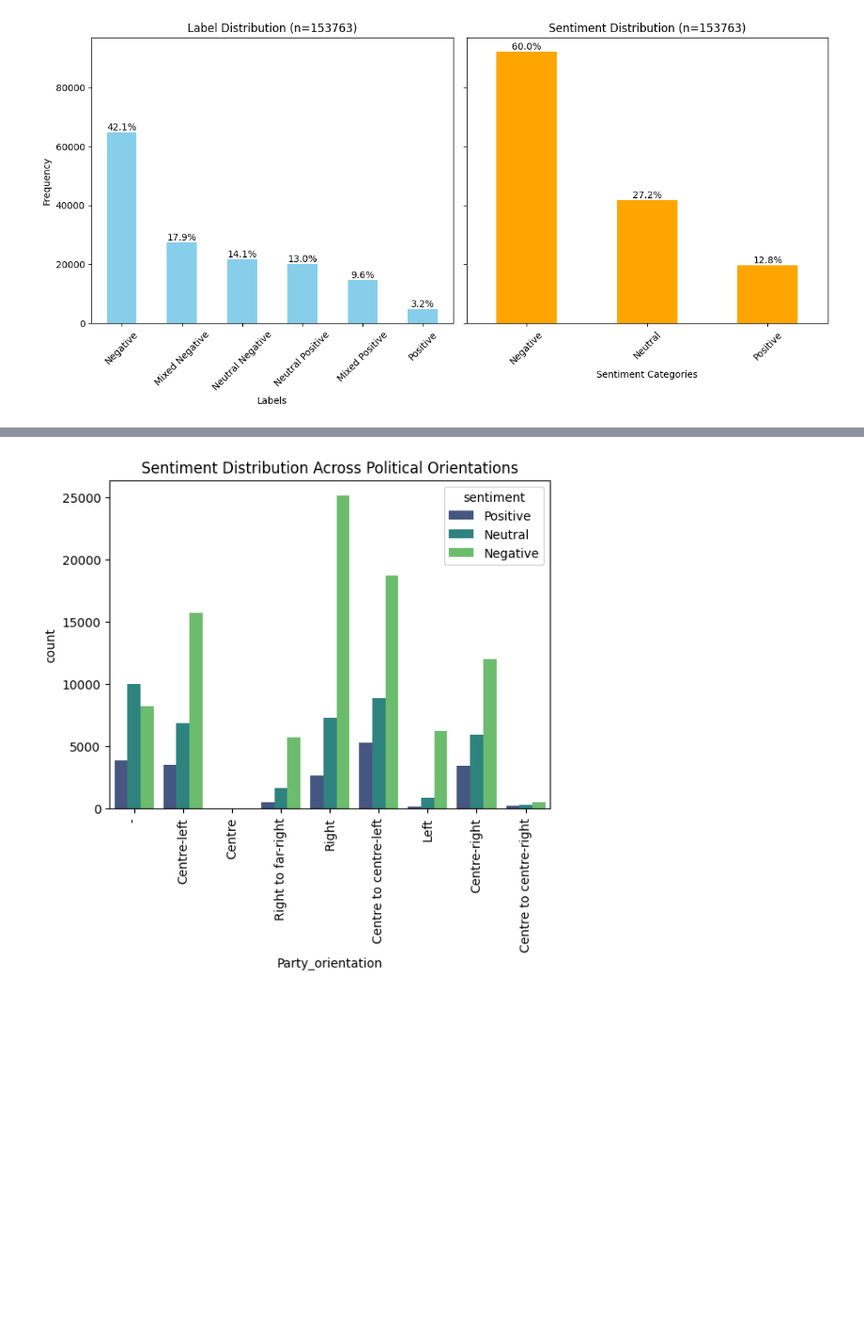
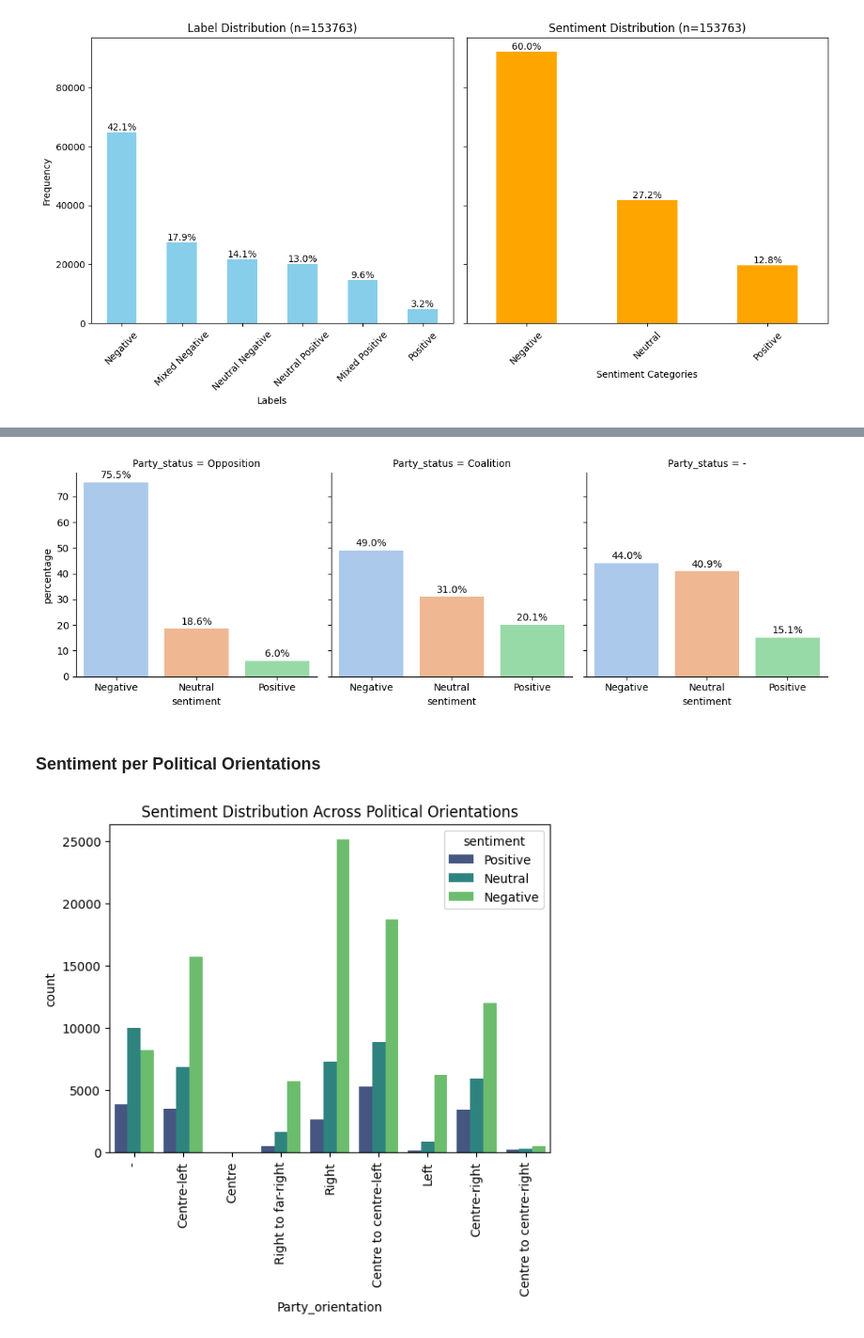
Before and after one commit to katjameden/ParlaMint_Sentiment, a Jupyter notebook: Aggregation/Notebooks/Sentiment_Analysis/Analysis.ipynb, the cells around one changed output, grey strips where cells are left out. Shown at 94% size. Cells and saved outputs as stored; diff of their text form; code cells hidden in the pictures; blank space fills up the shorter version.

```diff
--- a/Aggregation/Notebooks/Sentiment_Analysis/Analysis.ipynb
+++ b/Aggregation/Notebooks/Sentiment_Analysis/Analysis.ipynb
@@ -385,3 +411,29 @@ plt.show()
+# %%
+df_melted = pivot_status.reset_index().melt(id_vars="Party_status",
+                                             value_vars=["% Negative", "% Neutral", "% Positive"],
+                                             var_name="sentiment",
+                                             value_name="percentage")
+
+sentiment_mapping = {
+    "% Negative": "Negative",
+    "% Neutral": "Neutral",
+    "% Positive": "Positive"
+}
+df_melted["sentiment"] = df_melted["sentiment"].map(sentiment_mapping)
+
+g = sns.FacetGrid(df_melted, col="Party_status", margin_titles=True, col_order=['Opposition', 'Coalition', '-'], height=3.8, sharey=True)
+g.map_dataframe(sns.barplot, x="sentiment", y="percentage", order=["Negative", "Neutral", "Positive"], hue="sentiment", palette="pastel", dodge=False)
+
+for ax in g.axes.flat:
+    for container in ax.containers:
+        ax.bar_label(container, fmt="%.1f%%", label_type="edge", fontsize=10, padding=2)
+
+plt.savefig('../../Figures/Sentiment_Analysis/Sentiment_per_Party_status.png', dpi=300)
+plt.show()
+# %% [output]
+[figure, added]
+# %% [markdown]
+### Sentiment per Political Orientations
 # %%
 sns.countplot(data=df, x='Party_orientation', hue='sentiment', order=df['Party_orientation'].unique(), palette='viridis')
 plt.xticks(rotation=90)
```
Also changed, not shown: parts of 28 cells of this notebook, 7 other files.
